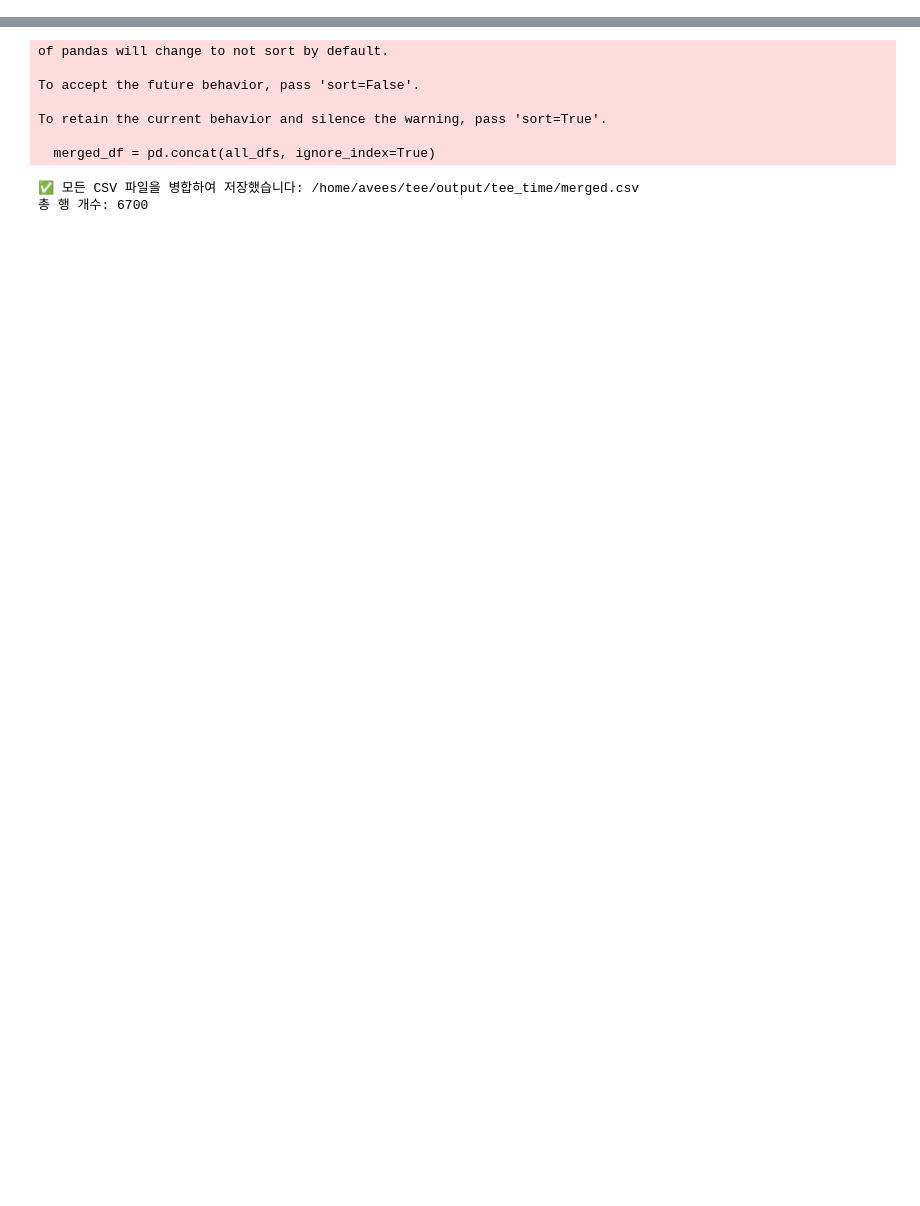
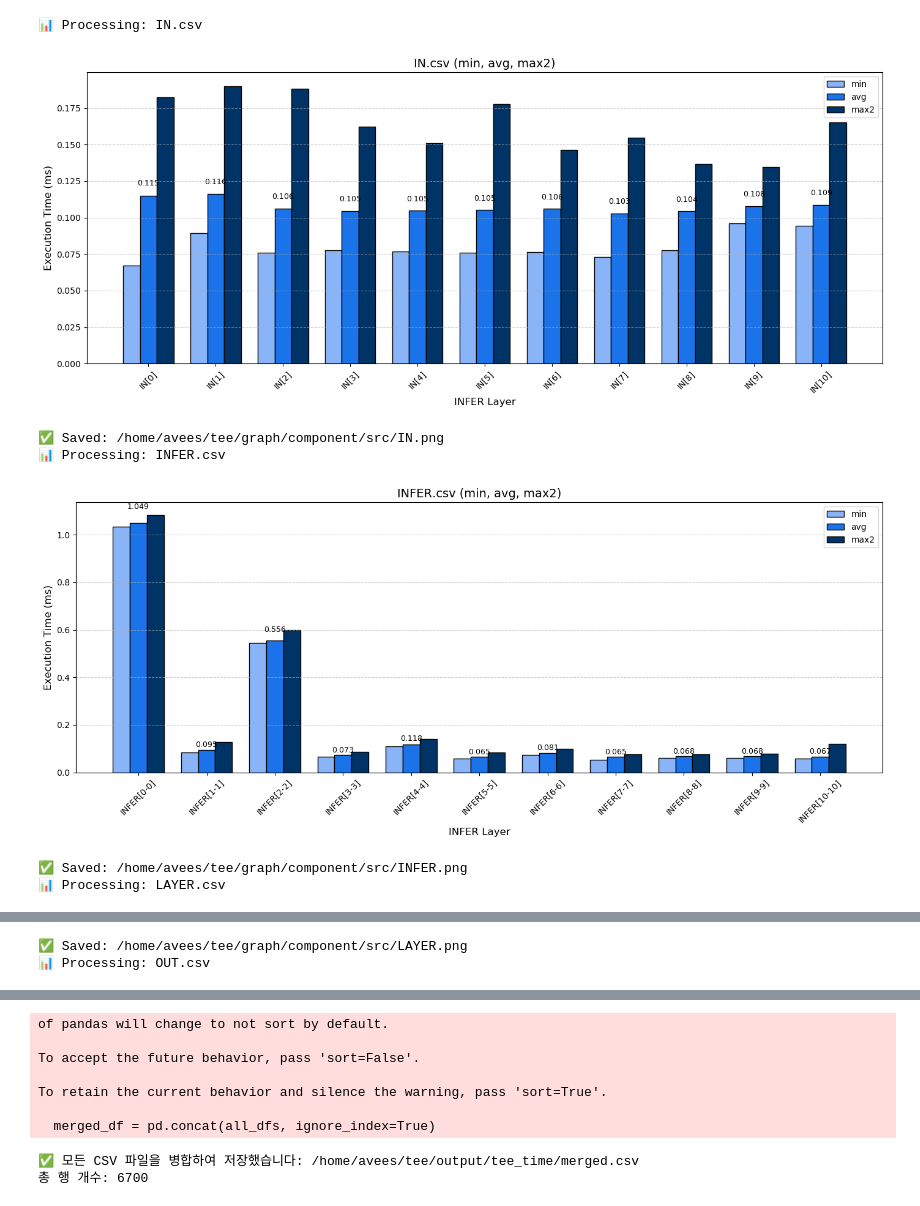
Before and after one commit to SeungWoo3/secure-inference, a Jupyter notebook: graph/tee_components_time.ipynb, the cells around one changed output, grey strips where cells are left out. Cells and saved outputs as stored; diff of their text form; code cells hidden in the pictures; blank space fills up the shorter version.

```diff
--- a/graph/tee_components_time.ipynb
+++ b/graph/tee_components_time.ipynb
@@ -101,0 +87,78 @@ plt.show()
+# %%
+import os
+import pandas as pd
+import matplotlib.pyplot as plt
+import numpy as np
+
+# CSV 폴더 경로
+csv_dir = "/home/avees/tee/graph/component/src"
+
+# 동일한 hue에 채도만 다른 색상
+colors = ['#8ab4f8', '#1a73e8', '#003366']  # 밝은 파랑 → 중간 → 진한 네이비
+
+# 폴더 내 모든 CSV 파일 순회
+for filename in sorted(os.listdir(csv_dir)):
+    if not filename.endswith(".csv"):
+        continue
+
+    csv_path = os.path.join(csv_dir, filename)
+    print(f"📊 Processing: {filename}")
+
+    # CSV 읽기
+    df = pd.read_csv(csv_path, index_col=0)
+
+    # 사용할 행 선택 (순서: min → avg → max2)
+    selected_rows = ['min', 'avg', 'max2']
+
+    # 필요한 행이 모두 존재하지 않으면 건너뜀
+    if not all(row in df.index for row in selected_rows):
+        print(f"⚠️  Skipped {filename}: required rows missing ({selected_rows})")
+        continue
+
+    df_selected = df.loc[selected_rows]
+
+    # 라벨 (x축)
+    labels = df.columns.tolist()
+    x = np.arange(len(labels))  # x 위치
+
+    # 막대 폭
+    width = 0.25
+
+    plt.figure(figsize=(14, 6))
+
+    # 막대 그래프
+    plt.bar(x - width, df_selected.loc['min'], width,
+            label='min', color=colors[0], edgecolor='black')
+    plt.bar(x, df_selected.loc['avg'], width,
+            label='avg', color=colors[1], edgecolor='black')
+    plt.bar(x + width, df_selected.loc['max2'], width,
+            label='max2', color=colors[2], edgecolor='black')
+
+    # avg 막대 위에 값 표시
+    for i, v in enumerate(df_selected.loc['avg']):
+        plt.text(x[i], v + (v * 0.05), f"{v:.3f}", ha='center', va='bottom', fontsize=9)
+
+    # 시각적 설정
+    plt.title(f"{filename} (min, avg, max2)", fontsize=14)
+    plt.ylabel("Execution Time (ms)", fontsize=12)
+    plt.xlabel("INFER Layer", fontsize=12)
+    plt.xticks(x, labels, rotation=45)
+    plt.legend()
+    plt.grid(axis='y', linestyle='--', alpha=0.6)
+    plt.tight_layout()
+
+    # PNG 파일로 저장 (같은 폴더에)
+    png_path = os.path.join(csv_dir, os.path.splitext(filename)[0] + ".png")
+    plt.show()
+    # plt.savefig(png_path, dpi=300)
+    plt.close()
+
+    print(f"✅ Saved: {png_path}")
+# %% [output]
+📊 Processing: IN.csv
+[figure, added]
+✅ Saved: /home/avees/tee/graph/component/src/IN.png
+📊 Processing: INFER.csv
+[figure, added]
+✅ Saved: /home/avees/tee/graph/component/src/INFER.png
+📊 Processing: LAYER.csv
@@ -101,0 +166,2 @@ plt.show()
+✅ Saved: /home/avees/tee/graph/component/src/LAYER.png
+📊 Processing: OUT.csv
```
Also changed, not shown: parts of 7 cells of this notebook, 21 other files.
